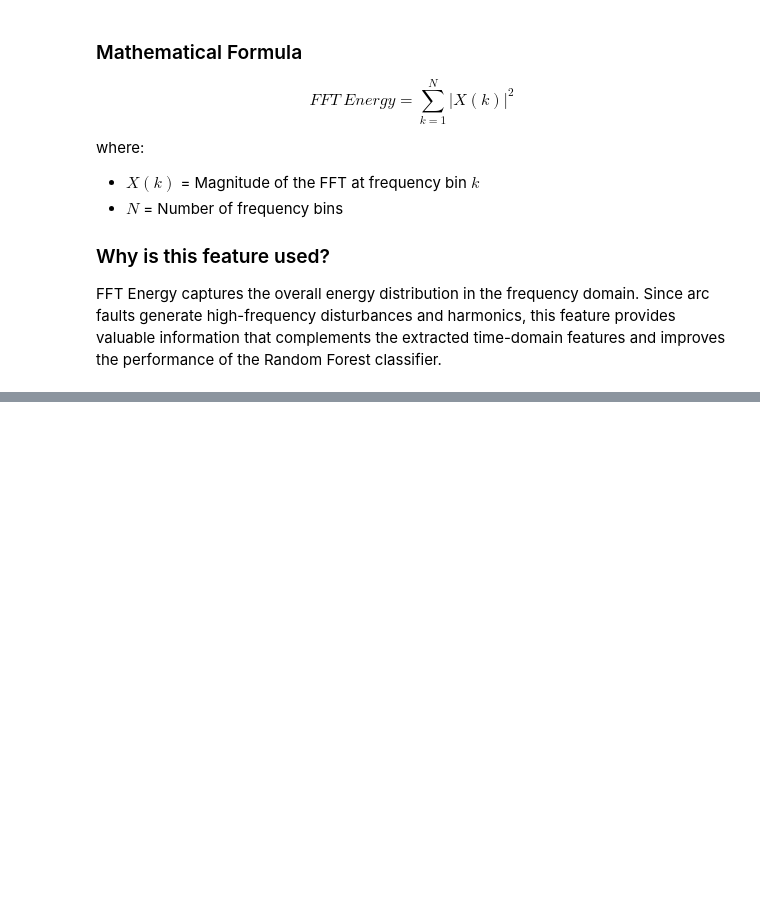
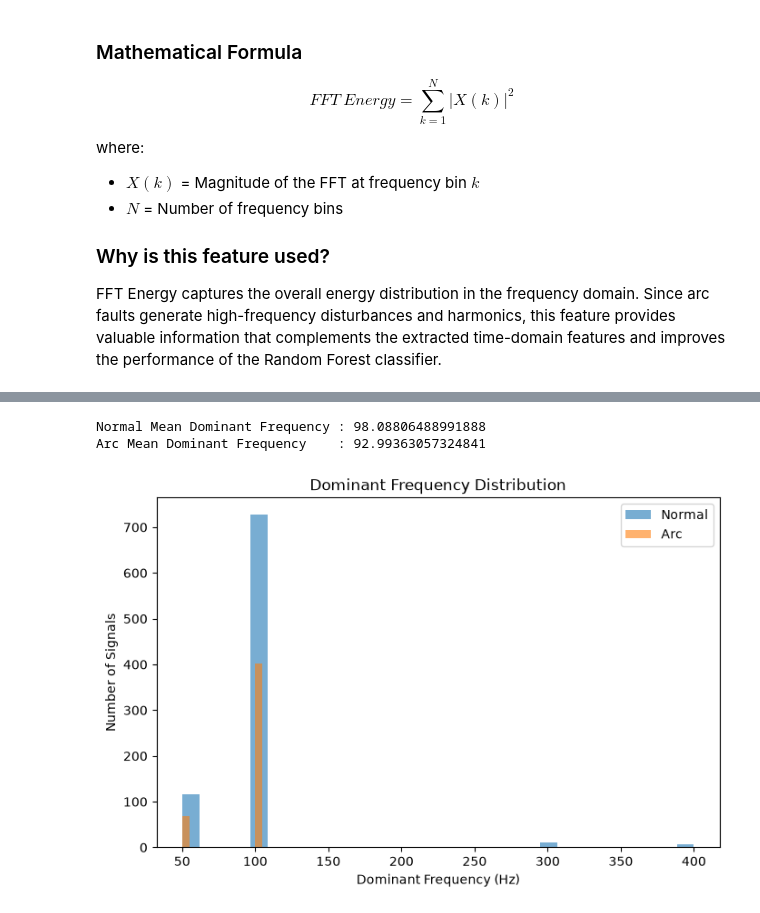
Before and after one commit to Nevil-MS/residential-series-arc-fault-detection, a Jupyter notebook: notebooks/02_feature_extraction.ipynb, the cells around one changed output, grey strips where cells are left out. Cells and saved outputs as stored; diff of their text form; code cells hidden in the pictures; blank space fills up the shorter version.

```diff
--- a/notebooks/02_feature_extraction.ipynb
+++ b/notebooks/02_feature_extraction.ipynb
@@ -693,0 +885,11 @@ FFT Energy captures the overall energy distribution in the frequency domain. Sin
+# %%
+# Sampling frequency
+sampling_frequency = 100000  # Hz
+
+# Frequency axis
+frequencies = np.fft.rfftfreq(
+    X_train.shape[1],
+    d=1/sampling_frequency
+)
+
+print(frequencies[:10])
@@ -693,0 +900,8 @@ FFT Energy captures the overall energy distribution in the frequency domain. Sin
+# %%
+# Create copies so we don't modify the original magnitude arrays
+train_magnitude = fft_train_magnitude.copy()
+test_magnitude = fft_test_magnitude.copy()
+
+# Ignore DC component
+train_magnitude[:, 0] = 0
+test_magnitude[:, 0] = 0
@@ -693,0 +910,8 @@ FFT Energy captures the overall energy distribution in the frequency domain. Sin
+# %%
+# Dominant frequency for training data
+dominant_index_train = np.argmax(train_magnitude, axis=1)
+train_features["Dominant_Frequency"] = frequencies[dominant_index_train]
+
+# Dominant frequency for testing data
+dominant_index_test = np.argmax(test_magnitude, axis=1)
+test_features["Dominant_Frequency"] = frequencies[dominant_index_test]
@@ -693,0 +942,23 @@ FFT Energy captures the overall energy distribution in the frequency domain. Sin
+# %%
+normal_df = train_features.loc[y_train == 0, "Dominant_Frequency"]
+arc_df = train_features.loc[y_train == 1, "Dominant_Frequency"]
+
+print("Normal Mean Dominant Frequency :", normal_df.mean())
+print("Arc Mean Dominant Frequency    :", arc_df.mean())
+# %% [output]
+Normal Mean Dominant Frequency : 98.08806488991888
+Arc Mean Dominant Frequency    : 92.99363057324841
+# %%
+plt.figure(figsize=(8,5))
+
+plt.hist(normal_df, bins=30, alpha=0.6, label="Normal")
+plt.hist(arc_df, bins=30, alpha=0.6, label="Arc")
+
+plt.xlabel("Dominant Frequency (Hz)")
+plt.ylabel("Number of Signals")
+plt.title("Dominant Frequency Distribution")
+plt.legend()
+
+plt.show()
+# %% [output]
+[figure, added]
```
Also changed, not shown: parts of 67 cells of this notebook.
